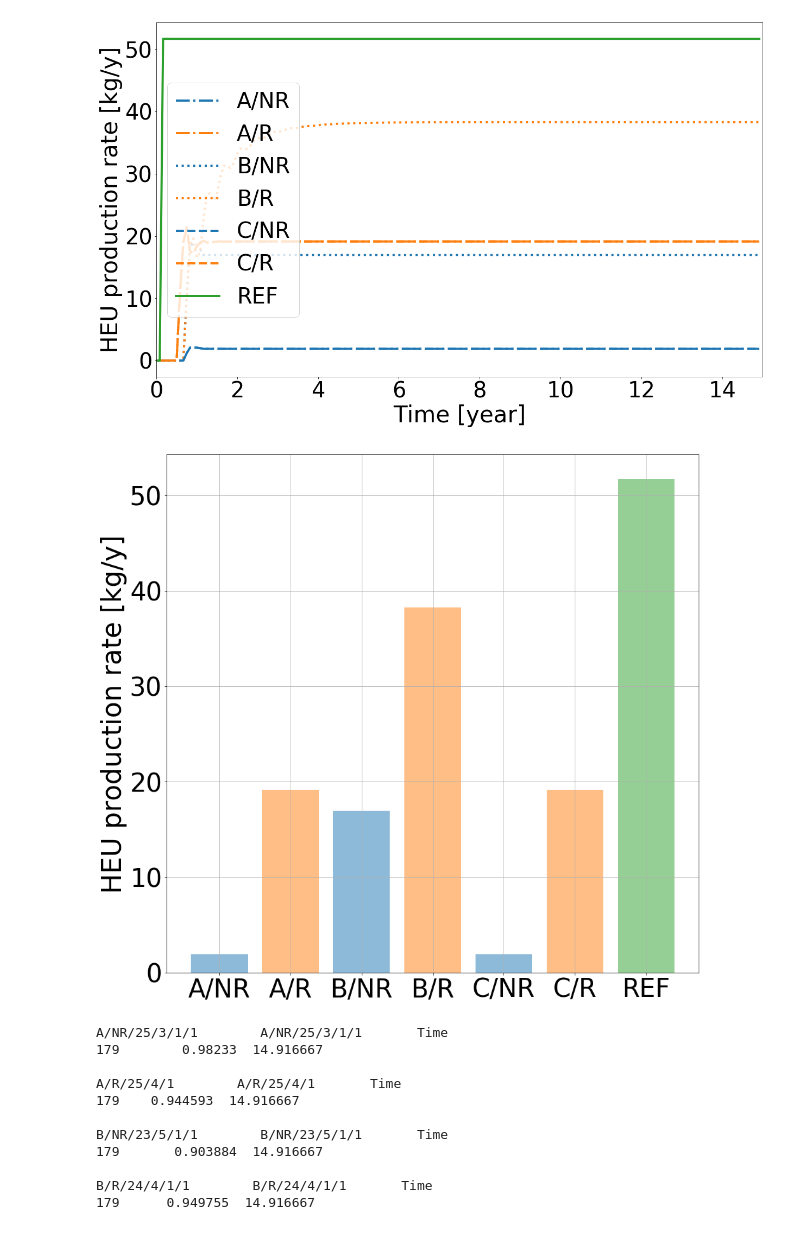
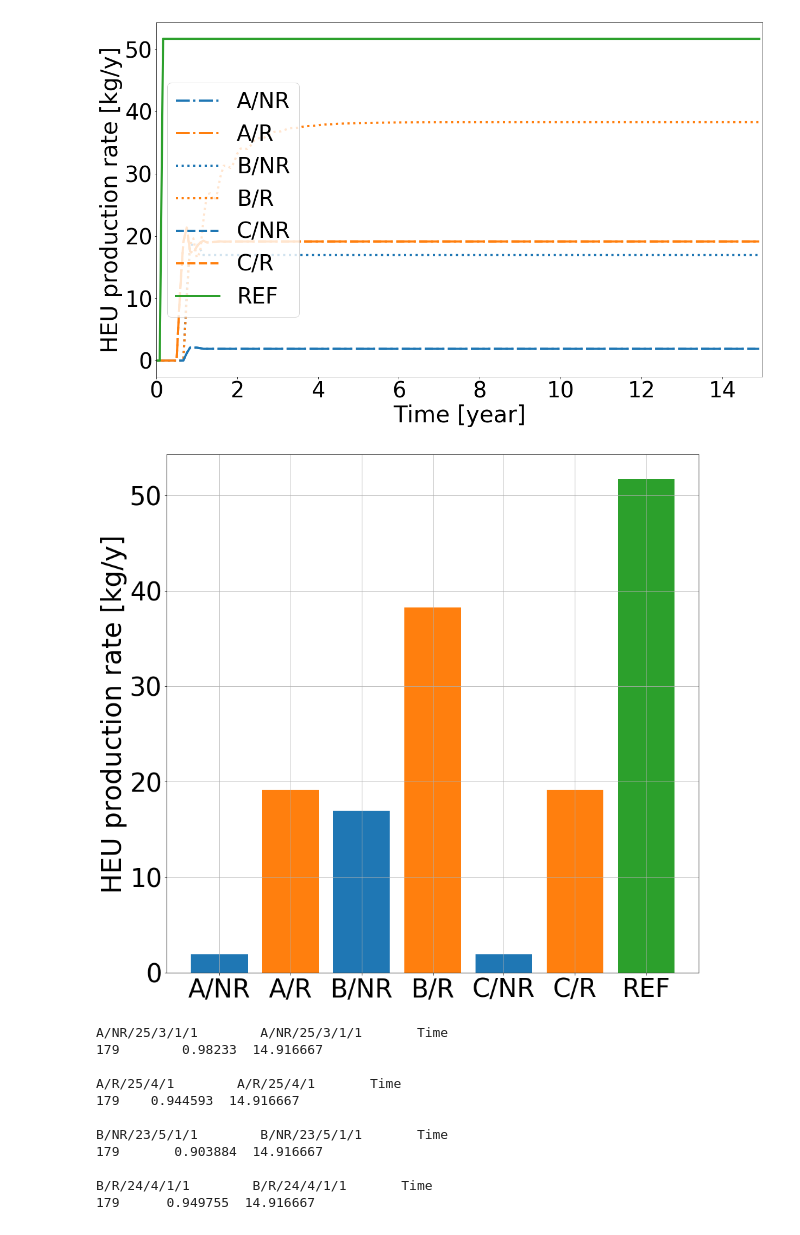
Before and after one commit to bam241/enrich_inmm, a Jupyter notebook: Production.ipynb, the cells around one changed output. Cells and saved outputs as stored; diff of their text form; code cells hidden in the pictures.

```diff
--- a/Production.ipynb
+++ b/Production.ipynb
@@ -86,17 +86,17 @@ REF
 # %%
 
 import matplotlib.pyplot as plt
 plt.rcParams['figure.figsize'] = (15,15)
 
 data = (1.887142, 19.129037, 16.94547, 38.278425, 1.887142, 19.129037, 51.677497)
 ind =np.arange(len(data))
-plt.bar(ind, data, align='center', alpha=0.5, color=color )
+plt.bar(ind, data, align='center', color=color )
 plt.xticks(ind, c_names)
 plt.ylabel('HEU production rate [kg/y]')
 plt.grid()
 plt.savefig("HEU_prod_rate.png")
 # %% [output]
-[figure, old version]
+[figure, new version]
 # %%
 files = ['case_1/NR_25_3_1_1.h5',
          'case_1/R_25_4_1.h5',
```
Also changed, not shown: 3 other files.
